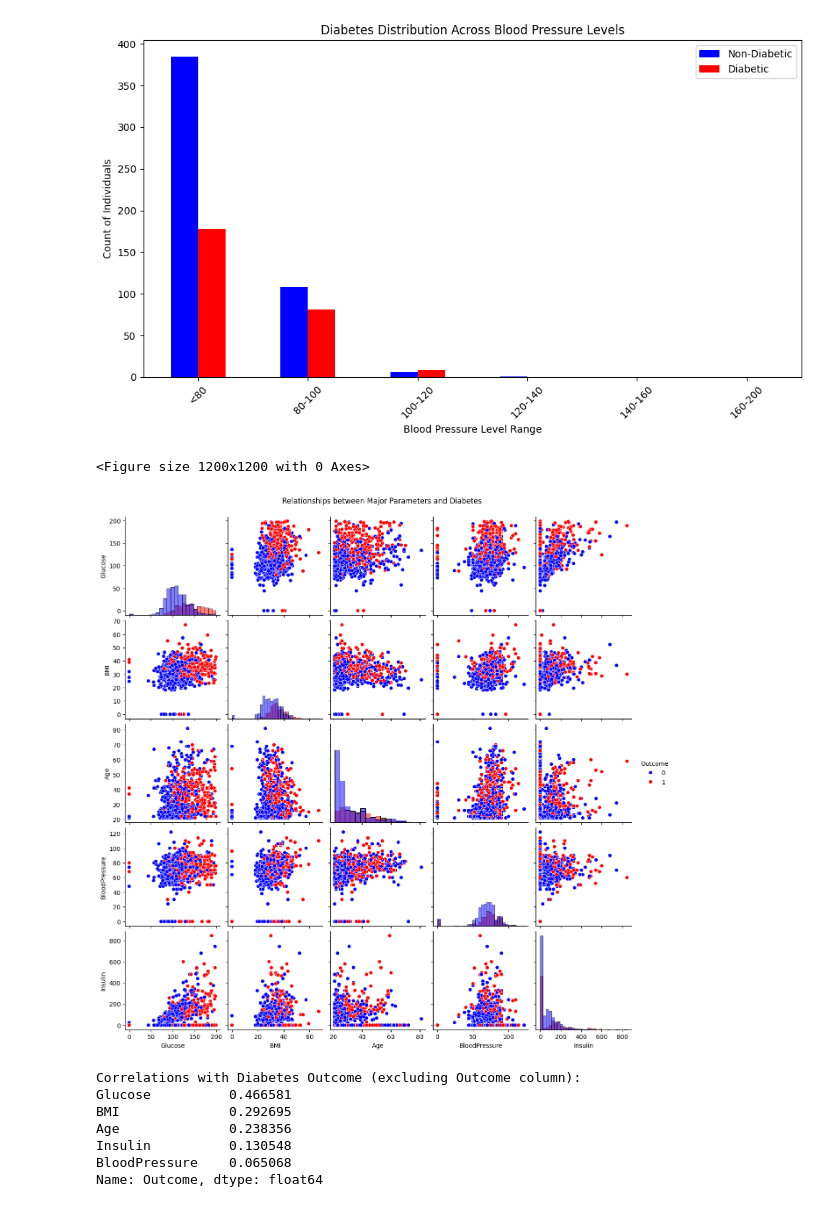
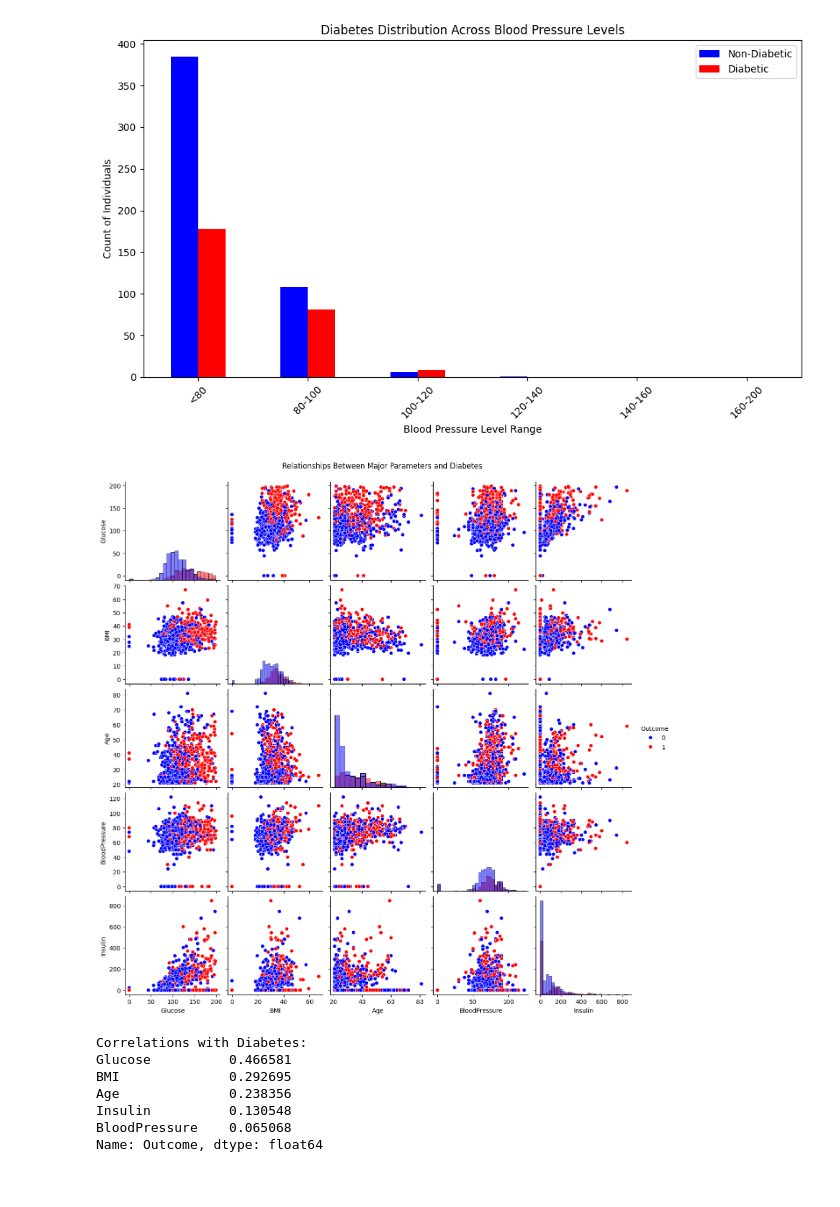
Before and after one commit to nayaksomkar/DiabetesDataViz, a Jupyter notebook: main.ipynb, the cells around one changed output. Drawn from its saved outputs; the diff is of its cells as text; code cells hidden in the pictures.

```diff
--- a/main.ipynb
+++ b/main.ipynb
@@ -202,37 +199,36 @@ plt.show()
 # %% [output]
 [figure]
 # %%
-# Select the major parameters we want to analyze
+# Select major parameters to analyze
 parameters = ['Glucose', 'BMI', 'Age', 'BloodPressure', 'Insulin']
 
-# Create a color palette for diabetic vs non-diabetic
-colors = {0 : 'blue', 1 : 'red'}
+# Define color palette for diabetic (red) and non-diabetic (blue)
+colors = {0: 'blue', 1: 'red'}
 
-# Create a pairs plot
-plt.figure(figsize=(12, 12))
+# Generate pair plot to show relationships between parameters and diabetes
 sns.pairplot(data[parameters + ['Outcome']],
              hue='Outcome',
              palette=colors,
-             diag_kind='hist')  # You can also use 'kde' for density plots
+             diag_kind='hist')  # Use histogram on diagonal
 
-plt.suptitle('Relationships between Major Parameters and Diabetes', y=1.02)
+# Add title to the pair plot
+plt.suptitle('Relationships Between Major Parameters and Diabetes', y=1.02)
 
-# Show the plot
+# Display the plot
 plt.show()
 
-# Calculate correlations with Outcome
+# Calculate correlations with diabetes outcome, sort by strength, and exclude self-correlation
 correlations = data[parameters + ['Outcome']].corr()['Outcome'].drop('Outcome').sort_values(ascending=False)
 
-# Print the correlations
-print("\nCorrelations with Diabetes")
+# Print sorted correlations
+print("\nCorrelations with Diabetes:")
 print(correlations)
 # %% [output]
+[figure]
-<Figure size 1200x1200 with 0 Axes>
+Correlations with Diabetes:
+Glucose          0.466581
+BMI              0.292695
+Age              0.238356
+Insulin          0.130548
+BloodPressure    0.065068
+Name: Outcome, dtype: float64
-[figure]
-Correlations with Diabetes Outcome (excluding Outcome column):
-Glucose          0.466581
-BMI              0.292695
-Age              0.238356
-Insulin          0.130548
-BloodPressure    0.065068
-Name: Outcome, dtype: float64
```
Also changed, not shown: parts of 10 cells of this notebook, 7 other files.
